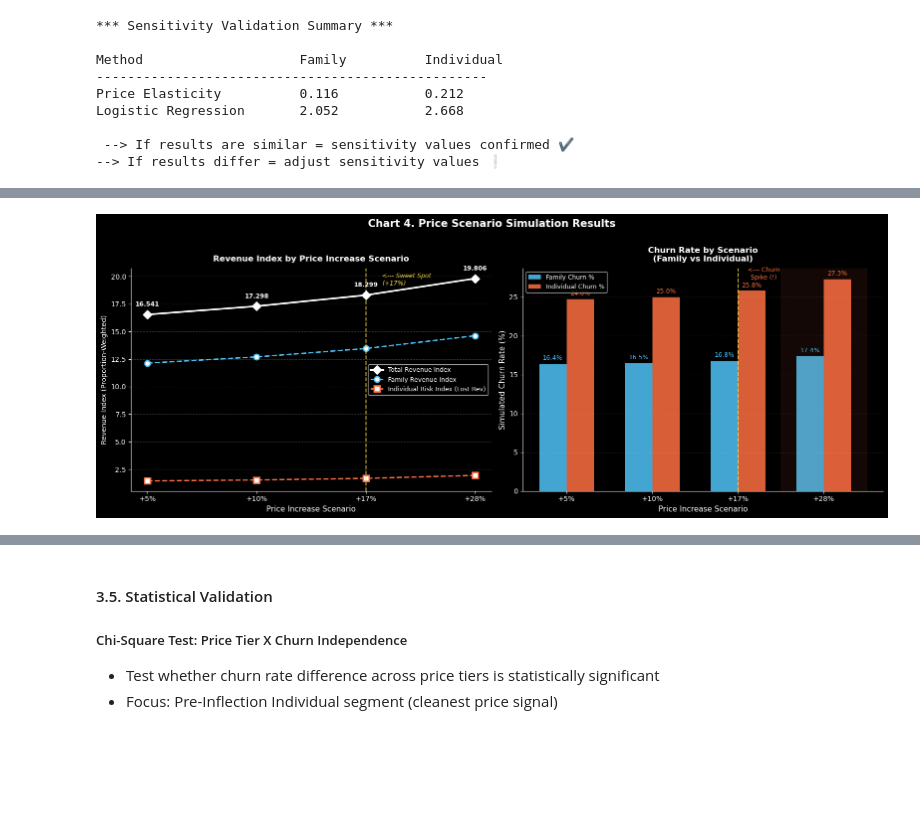
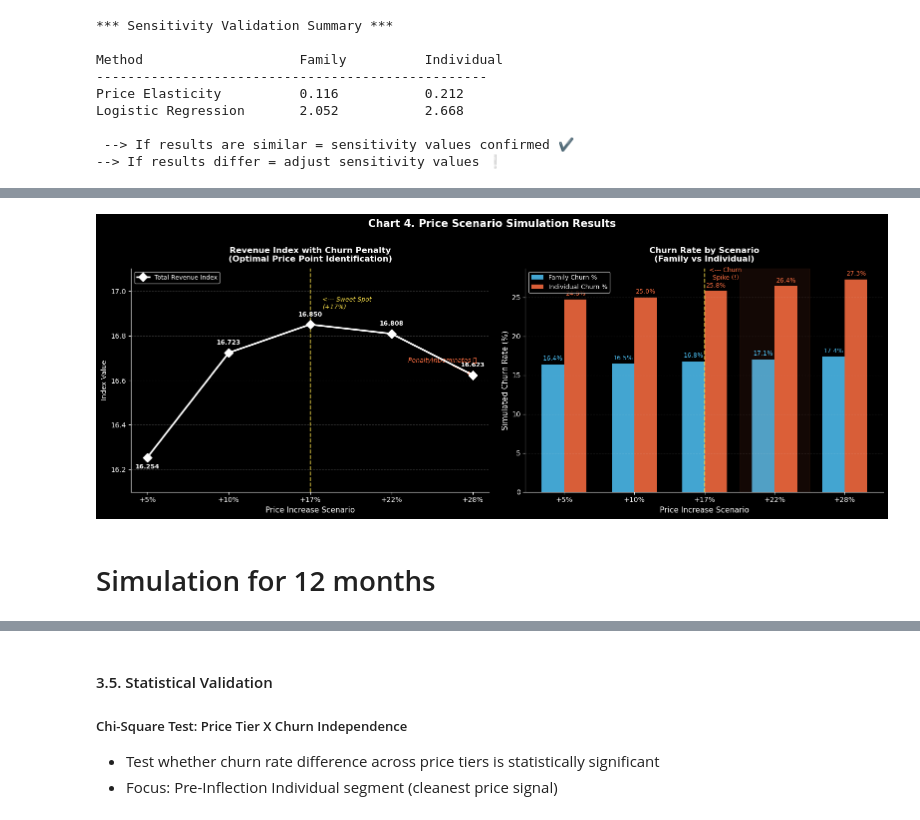
Before and after one commit to coolmich0904/YOUTUBE_CHURN_PRICE_RISK, a Jupyter notebook: notebooks/eda_03_price_threshold.ipynb, the cells around one changed output, grey strips where cells are left out. Drawn from its saved outputs; the diff is of its cells as text; code cells hidden in the pictures; blank space fills up the shorter version.

```diff
--- a/notebooks/eda_03_price_threshold.ipynb
+++ b/notebooks/eda_03_price_threshold.ipynb
@@ -617,6 +617,8 @@ def get_dynamic_sensitivity(rate, seg):
         return avg
     elif rate <= 0.17:
         return mid
+    elif rate <= 0.22:
+        return (mid + threshold) / 2
     else:
         return threshold
 
@@ -636,11 +638,6 @@ for seg in ['Family', 'Individual']:
     # Scale features
     scaler = StandardScaler()     # 0 - 1
 
-    # print(f"X shape: {x.shape}")
-    # print(f"Any Nulls?: {x.isnull().any().values}")
-    # print(f"Any Inf?: {np.isinf(x).any().values}")
-    # print(f"Unique values count: {len(x['MonthlyCharges'].unique())}")
-
     x_scaled = scaler.fit_transform(x)   # $10-$120 --> 0-1 scale
 
     # Fit Model - Making a model to predict churn probability based on  scaled price
@@ -757,48 +812,74 @@ fig.suptitle('Chart 4. Price Scenario Simulation Results', fontsize=15, fontweig
 
 scenarios_labels = [r['Price Increase'] for r in results_all]
 family_rev       = [r['Family Rev Index'] for r in results_all]
+individual_rev   = [r['Individual Rev Index'] for r in results_all]
 ind_risk         = [r['Ind Risk Index'] for r in results_all]
 total_rev        = [r['Total Rev Index'] for r in results_all]
+performance_score = [r['Performance Score'] for r in results_all]
+churn_penalty     = [r['Churn Penalty'] for r in results_all]
 family_churn_sim = [r['Family Churn'] for r in results_all]
 ind_churn_sim    = [r['Ind Churn'] for r in results_all]
 
 x = np.arange(len(scenarios_labels))
 
+
 # LEFT PANEL: Revenue Index
 ax1 = axes[0]
 
-ax1.plot(scenarios_labels, total_rev,
+# Performance Score : decrease as price increases, but with a sweet spot at +17% where the score is relatively higher than the surrounding scenarios
+ax1.plot(scenarios_labels, performance_score,
          marker='D', linewidth=2.5, markersize=9,
          color='#FFFFFF', markerfacecolor='white',
          label='Total Revenue Index', zorder=5)
-ax1.plot(scenarios_labels, family_rev,
-         marker='o', linewidth=2, markersize=8,
-         color='#4FC3F7', markerfacecolor='white', markeredgewidth=2,
-         label='Family Revenue Index', linestyle='--')
-ax1.plot(scenarios_labels, ind_risk,
-         marker='s', linewidth=2, markersize=8,
-         color='#FF7043', markerfacecolor='white', markeredgewidth=2,
-         label='Individual Risk Index (Lost Rev)', linestyle='--')
 
-# Annotate Total Rev values
-for i, (lbl, val) in enumerate(zip(scenarios_labels, total_rev)):
+# ax1.plot(scenarios_labels, total_rev,
+#          marker='X', linewidth=1.5, markersize=7,
+#          color='#4FC3F7', markerfacecolor='none', markeredgewidth=1.5,
+#          label='Original Revenue Index', linestyle=':', alpha=0.6)
+
+# ax1.plot(scenarios_labels, family_rev,
+#          marker='o', linewidth=2, markersize=8,
+#          color='#4FC3F7', markerfacecolor='white', markeredgewidth=2,
+#          label='Family Revenue Index', linestyle='--')
+
+# ax1.plot(scenarios_labels, individual_rev,
+#         marker='s', linewidth=2, markersize=8,
+#         color='#FF7043', markerfacecolor='white', markeredgewidth=2,
+#          label='Individual Revenue Index', linestyle='--')
+
+
+# Annotate Performance Score values
+for i, (lbl, val) in enumerate(zip(scenarios_labels, performance_score)):
+    offset = -16 if i == 0 else 12
     ax1.annotate(f'{val:.3f}',
-                 xy=(i, val), xytext=(0, 12),
+                 xy=(i, val), xytext=(0, offset),
                  textcoords='offset points',
                  ha='center', fontsize=9, fontweight='bold', color='white')
+
 
 # Sweet spot highlight at +17%
 sweet_idx = scenarios_labels.index('+17%')
 ax1.axvline(x=sweet_idx, color='#F9E04B', linestyle='--', linewidth=1.5, alpha=0.8)
 ax1.annotate('<--- Sweet Spot\n(+17%)',
-             xy=(sweet_idx, max(total_rev) * 0.97),
-             xytext=(sweet_idx + 0.15, max(total_rev) * 0.97),
+             xy=(sweet_idx, 16.85),
+             xytext=(sweet_idx + 0.15, 16.92),
              fontsize=9, color='#F9E04B', fontstyle='italic')
 
-ax1.set_title('Revenue Index by Price Increase Scenario', fontsize=12, fontweight='bold', pad=10)
+# Beyond this point, penalty dominates
+danger_idx = len(scenarios_labels) - 1
+if performance_score[danger_idx] < performance_score[sweet_idx]:
+    ax1.annotate('Penalty\\nDominates 📉',
+                 xy=(4, performance_score[4]),
+                 xytext=(3.2, 16.68),
+                 fontsize=9, color='#FF7043', fontstyle='italic',
+                 arrowprops=dict(arrowstyle='->', color='#FF7043', lw=1.5))
+
+ax1.set_title('Revenue Index with Churn Penalty\n(Optimal Price Point Identification)',
+              fontsize=12, fontweight='bold', pad=10)
 ax1.set_xlabel('Price Increase Scenario', fontsize=11)
-ax1.set_ylabel('Revenue Index (Proportion-Weighted)', fontsize=10)
-ax1.legend(fontsize=9, loc='center right')
+ax1.set_ylabel('Index Value', fontsize=10)
+ax1.set_ylim(16.1, 17.1)
+ax1.legend(fontsize=9, loc='upper left')
 ax1.grid(axis='y', alpha=0.2, linestyle='--')
 ax1.spines['top'].set_visible(False)
 ax1.spines['right'].set_visible(False)
@@ -817,31 +898,33 @@ for bar in bars_f:
     h = bar.get_height()
     ax2.text(bar.get_x() + bar.get_width()/2, h + 0.3,
              f'{h:.1f}%', ha='center', va='bottom', fontsize=9, color='#4FC3F7')
 for bar in bars_i:
     h = bar.get_height()
     ax2.text(bar.get_x() + bar.get_width()/2, h + 0.3,
              f'{h:.1f}%', ha='center', va='bottom', fontsize=9, color='#FF7043')
 
 # Warning zone: +28% Individual churn spike
 ax2.axvspan(2.5, 3.5, alpha=0.08, color='#FF7043')
 ax2.text(2.3, max(ind_churn_sim) * 1.0, '<--- Churn\nSpike (!)',
          ha='center', color='#FF7043', fontsize=9)
 
 # Sweet spot line
 ax2.axvline(x=sweet_idx, color='#F9E04B', linestyle='--', linewidth=1.5, alpha=0.8)
 
 ax2.set_title('Churn Rate by Scenario\n(Family vs Individual)', fontsize=12, fontweight='bold', pad=10)
 ax2.set_xlabel('Price Increase Scenario', fontsize=11)
 ax2.set_ylabel('Simulated Churn Rate (%)', fontsize=11)
 ax2.set_xticks(x)
 ax2.set_xticklabels(scenarios_labels, fontsize=10)
 ax2.legend(fontsize=9, loc='upper left')
 ax2.grid(axis='y', alpha=0.2, linestyle='--')
 ax2.spines['top'].set_visible(False)
 ax2.spines['right'].set_visible(False)
 
 plt.tight_layout()
 plt.savefig('../outputs/eda_03/graph4_simulation_dual.png', dpi=150, bbox_inches='tight')
 plt.show()
 # %% [output]
-[figure, old version]
+[figure, new version]
+# %% [markdown]
+# Simulation for 12 months
```
Also changed, not shown: parts of 9 cells of this notebook, 5 other files.
